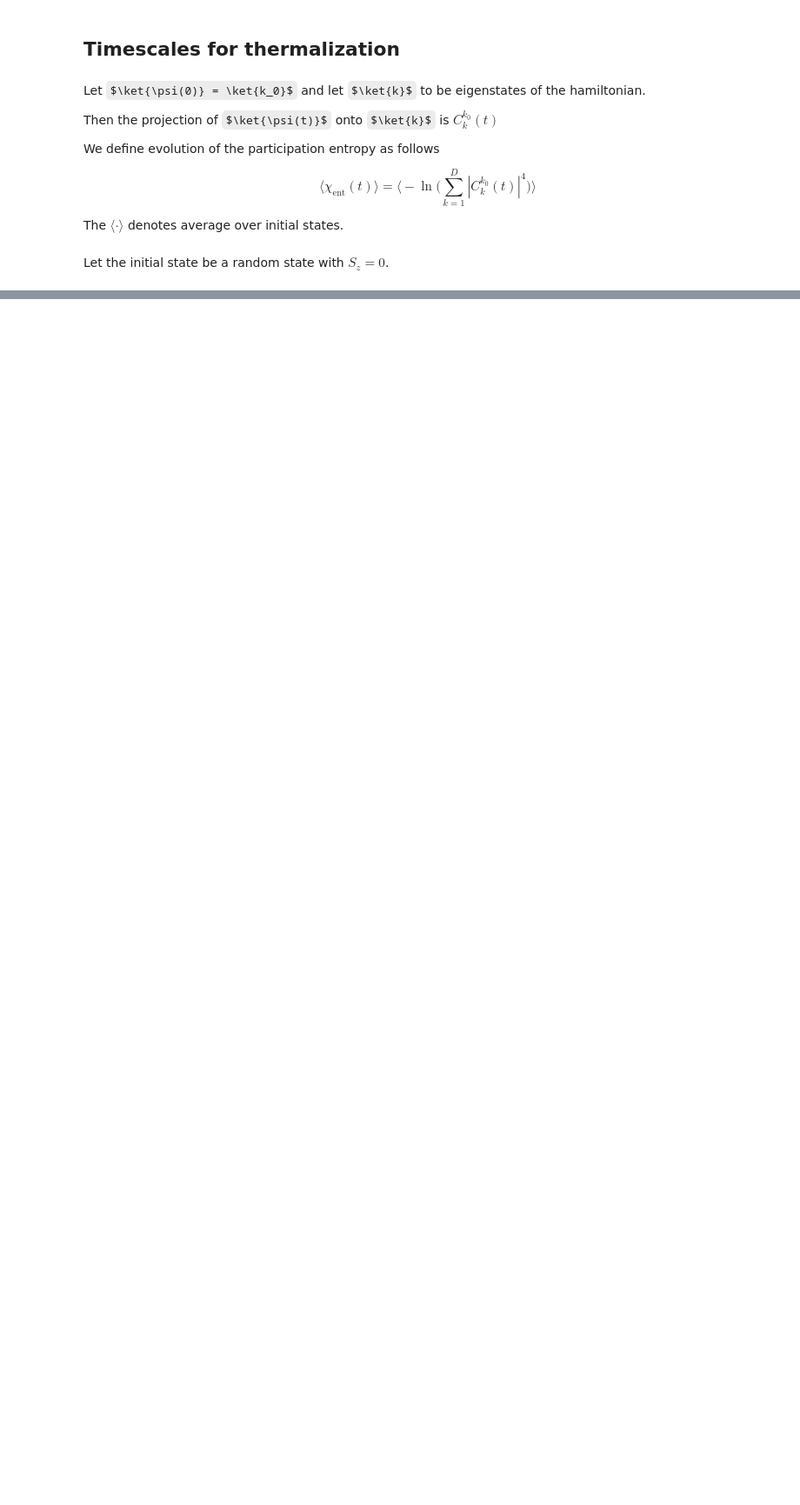
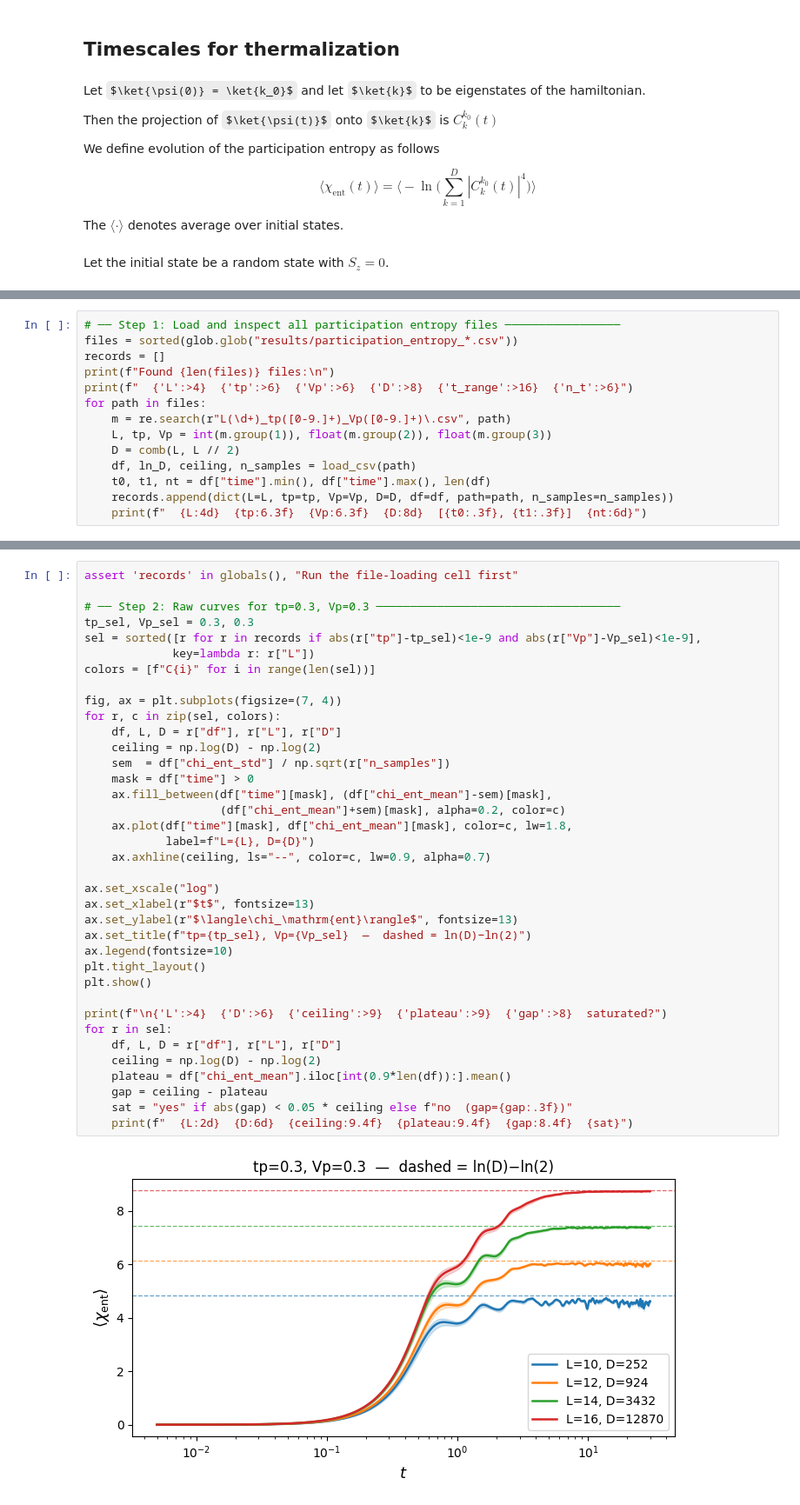
Before and after one commit to TonyDeng0514/Hardcore-Boson-Thermalization, a Jupyter notebook: 02_therm_time.ipynb, the cells around one changed output, grey strips where cells are left out. Shown at 87% size. Cells and saved outputs as stored; diff of their text form; some formulas as TeX source; blank space fills up the shorter version.

```diff
--- a/02_therm_time.ipynb
+++ b/02_therm_time.ipynb
@@ -143,0 +124,14 @@ plt.show()
+# %%
+# ── Step 1: Load and inspect all participation entropy files ─────────────────
+files = sorted(glob.glob("results/participation_entropy_*.csv"))
+records = []
+print(f"Found {len(files)} files:\n")
+print(f"  {'L':>4}  {'tp':>6}  {'Vp':>6}  {'D':>8}  {'t_range':>16}  {'n_t':>6}")
+for path in files:
+    m = re.search(r"L(\d+)_tp([0-9.]+)_Vp([0-9.]+)\.csv", path)
+    L, tp, Vp = int(m.group(1)), float(m.group(2)), float(m.group(3))
+    D = comb(L, L // 2)
+    df, ln_D, ceiling, n_samples = load_csv(path)
+    t0, t1, nt = df["time"].min(), df["time"].max(), len(df)
+    records.append(dict(L=L, tp=tp, Vp=Vp, D=D, df=df, path=path, n_samples=n_samples))
+    print(f"  {L:4d}  {tp:6.3f}  {Vp:6.3f}  {D:8d}  [{t0:.3f}, {t1:.3f}]  {nt:6d}")
@@ -143,0 +150,39 @@ plt.show()
+# %%
+assert 'records' in globals(), "Run the file-loading cell first"
+
+# ── Step 2: Raw curves for tp=0.3, Vp=0.3 ────────────────────────────────────
+tp_sel, Vp_sel = 0.3, 0.3
+sel = sorted([r for r in records if abs(r["tp"]-tp_sel)<1e-9 and abs(r["Vp"]-Vp_sel)<1e-9],
+             key=lambda r: r["L"])
+colors = [f"C{i}" for i in range(len(sel))]
+
+fig, ax = plt.subplots(figsize=(7, 4))
+for r, c in zip(sel, colors):
+    df, L, D = r["df"], r["L"], r["D"]
+    ceiling = np.log(D) - np.log(2)
+    sem  = df["chi_ent_std"] / np.sqrt(r["n_samples"])
+    mask = df["time"] > 0
+    ax.fill_between(df["time"][mask], (df["chi_ent_mean"]-sem)[mask],
+                    (df["chi_ent_mean"]+sem)[mask], alpha=0.2, color=c)
+    ax.plot(df["time"][mask], df["chi_ent_mean"][mask], color=c, lw=1.8,
+            label=f"L={L}, D={D}")
+    ax.axhline(ceiling, ls="--", color=c, lw=0.9, alpha=0.7)
+
+ax.set_xscale("log")
+ax.set_xlabel(r"$t$", fontsize=13)
+ax.set_ylabel(r"$\langle\chi_\mathrm{ent}\rangle$", fontsize=13)
+ax.set_title(f"tp={tp_sel}, Vp={Vp_sel}  —  dashed = ln(D)−ln(2)")
+ax.legend(fontsize=10)
+plt.tight_layout()
+plt.show()
+
+print(f"\n{'L':>4}  {'D':>6}  {'ceiling':>9}  {'plateau':>9}  {'gap':>8}  saturated?")
+for r in sel:
+    df, L, D = r["df"], r["L"], r["D"]
+    ceiling = np.log(D) - np.log(2)
+    plateau = df["chi_ent_mean"].iloc[int(0.9*len(df)):].mean()
+    gap = ceiling - plateau
+    sat = "yes" if abs(gap) < 0.05 * ceiling else f"no  (gap={gap:.3f})"
+    print(f"  {L:2d}  {D:6d}  {ceiling:9.4f}  {plateau:9.4f}  {gap:8.4f}  {sat}")
+# %% [output]
+[figure, added]
```
Also changed, not shown: parts of 11 cells of this notebook, 33 other files.
